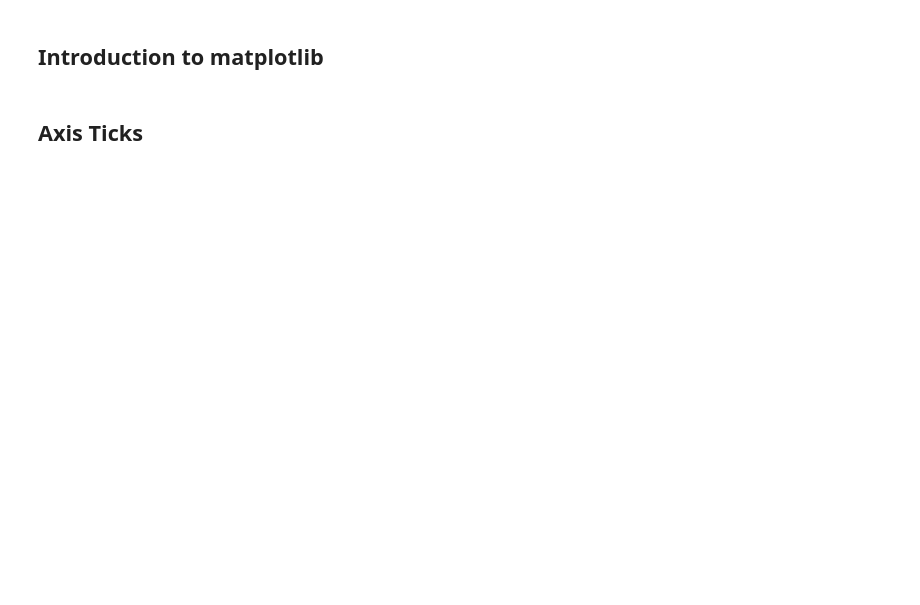
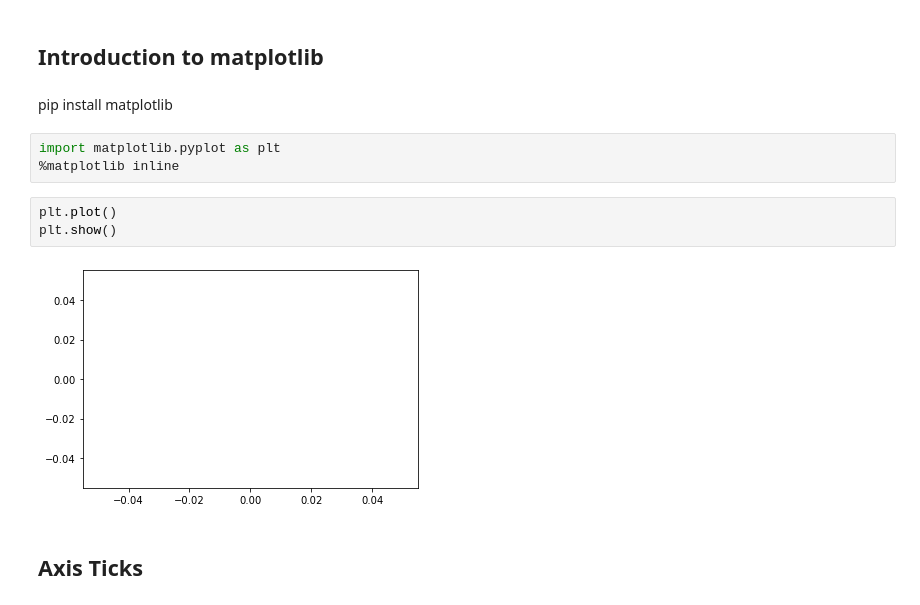
Before and after one commit to icta-tecaji/python-data-analysis-public, a Jupyter notebook: Del_05_Prikazovanje_podatkov_osnovno/Prikazovanje_podatkov_osnovno_CLEAN.ipynb, the cells around one changed output. Cells and saved outputs as stored; diff of their text form; blank space fills up the shorter version.

```diff
--- a/Del_05_Prikazovanje_podatkov_osnovno/Prikazovanje_podatkov_osnovno_CLEAN.ipynb
+++ b/Del_05_Prikazovanje_podatkov_osnovno/Prikazovanje_podatkov_osnovno_CLEAN.ipynb
@@ -8,6 +62,16 @@
 ![Foo](https://img.search.brave.com/bPR27Yi3DQ44eAMF-Nxyw5BFlKckXllJId8Pp7UpvNE/fit/680/493/ce/1/aHR0cDovL2kyLmt5/bS1jZG4uY29tL3Bo/b3Rvcy9pbWFnZXMv/bmV3c2ZlZWQvMDAx/LzE5NS8yNDIvZWU5/LnBuZw)
 # %% [markdown]
 ## Introduction to matplotlib
+# %% [markdown]
+pip install matplotlib
+# %%
+import matplotlib.pyplot as plt
+%matplotlib inline
+# %%
+plt.plot()
+plt.show()
+# %% [output]
+[figure, added]
 # %% [markdown]
 ## Axis Ticks
 # %% [markdown]
```
Also changed, not shown: parts of 29 cells of this notebook.
